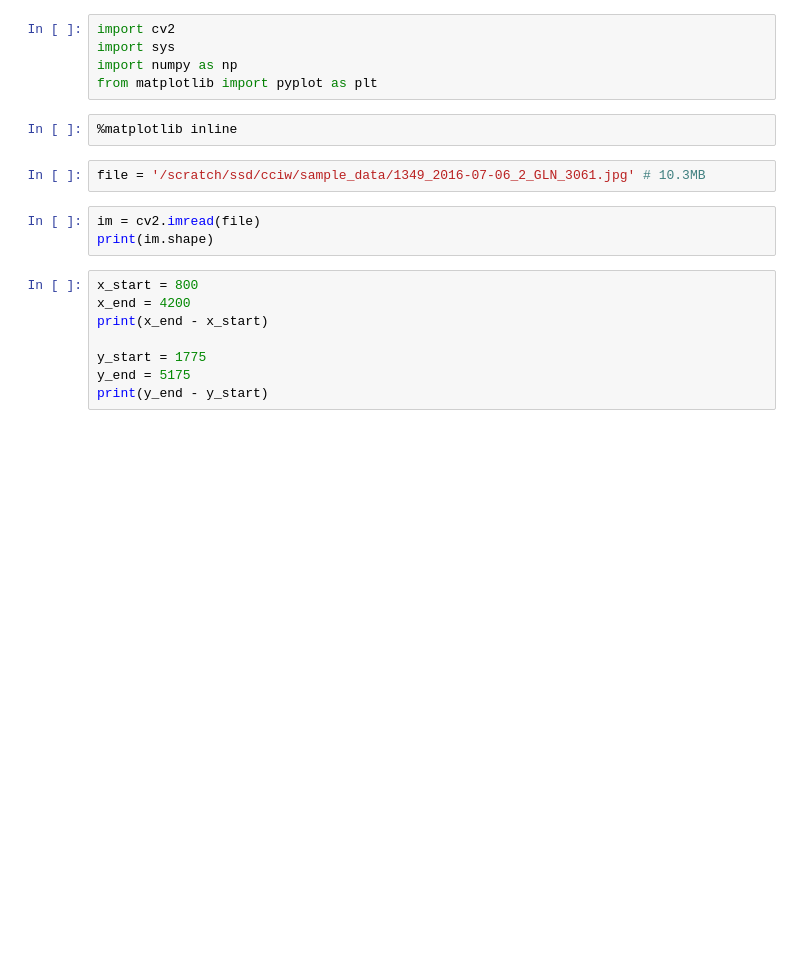
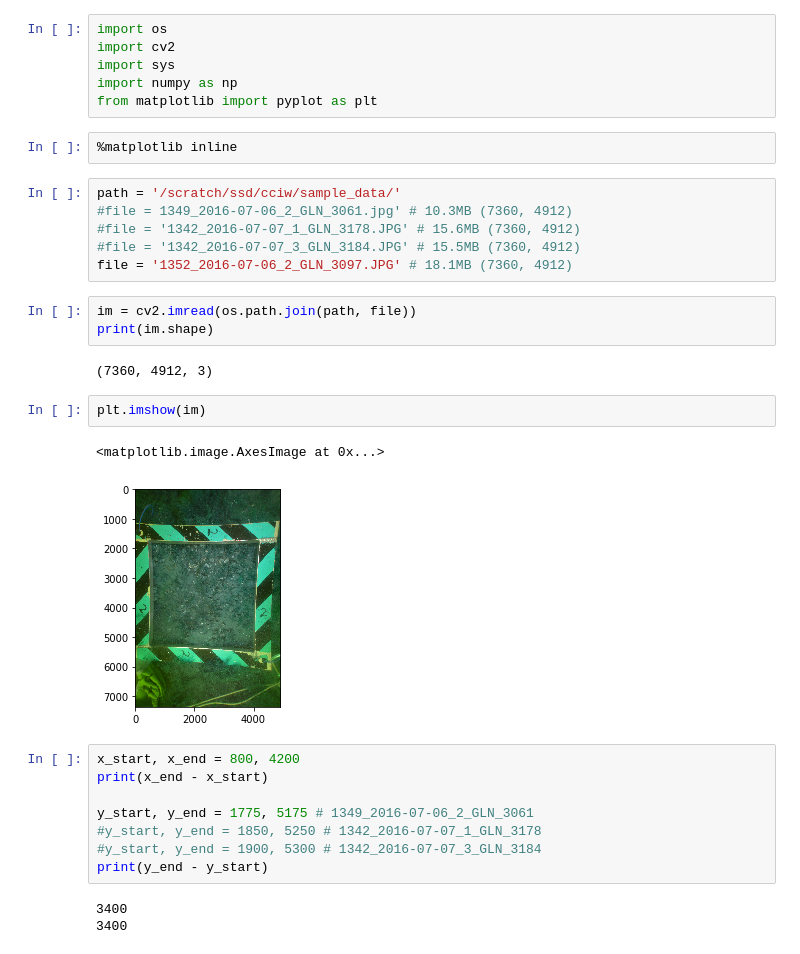
Before and after one commit to AngusG/deep-learning-dreissenid, a Jupyter notebook: labelme/resize-images.ipynb, the cells around one changed output. Cells and saved outputs as stored; diff of their text form; blank space fills up the shorter version.

```diff
--- a/labelme/resize-images.ipynb
+++ b/labelme/resize-images.ipynb
@@ -1,21 +1,36 @@
 # %%
+import os
 import cv2
 import sys
 import numpy as np
 from matplotlib import pyplot as plt
 # %%
 %matplotlib inline
-# %%
-file = '/scratch/ssd/cciw/sample_data/1349_2016-07-06_2_GLN_3061.jpg' # 10.3MB
+# %%
+path = '/scratch/ssd/cciw/sample_data/'
+#file = 1349_2016-07-06_2_GLN_3061.jpg' # 10.3MB (7360, 4912)
+#file = '1342_2016-07-07_1_GLN_3178.JPG' # 15.6MB (7360, 4912)
+#file = '1342_2016-07-07_3_GLN_3184.JPG' # 15.5MB (7360, 4912)
+file = '1352_2016-07-06_2_GLN_3097.JPG' # 18.1MB (7360, 4912)
 # %%
-im = cv2.imread(file)
+im = cv2.imread(os.path.join(path, file))
 print(im.shape)
+# %% [output]
+(7360, 4912, 3)
+# %%
+plt.imshow(im)
+# %% [output]
+<matplotlib.image.AxesImage at 0x...>
+[figure, added]
 # %%
-x_start = 800
-x_end = 4200
+x_start, x_end = 800, 4200
 print(x_end - x_start)
 
-y_start = 1775
-y_end = 5175
+y_start, y_end = 1775, 5175 # 1349_2016-07-06_2_GLN_3061
+#y_start, y_end = 1850, 5250 # 1342_2016-07-07_1_GLN_3178
+#y_start, y_end = 1900, 5300 # 1342_2016-07-07_3_GLN_3184
 print(y_end - y_start)
+# %% [output]
+3400
+3400
 # %%
```
Also changed, not shown: parts of 4 cells of this notebook.
